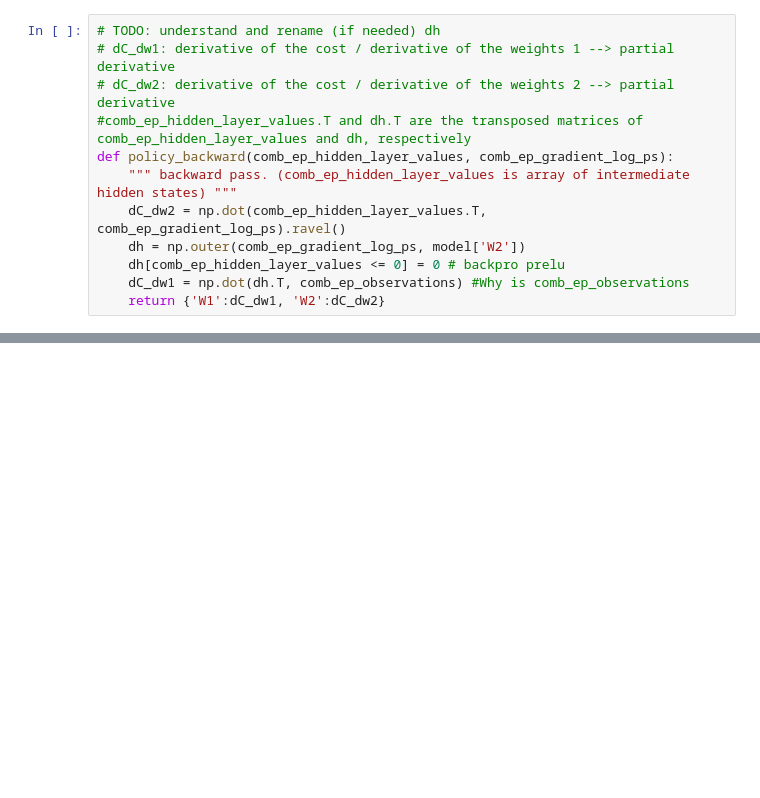
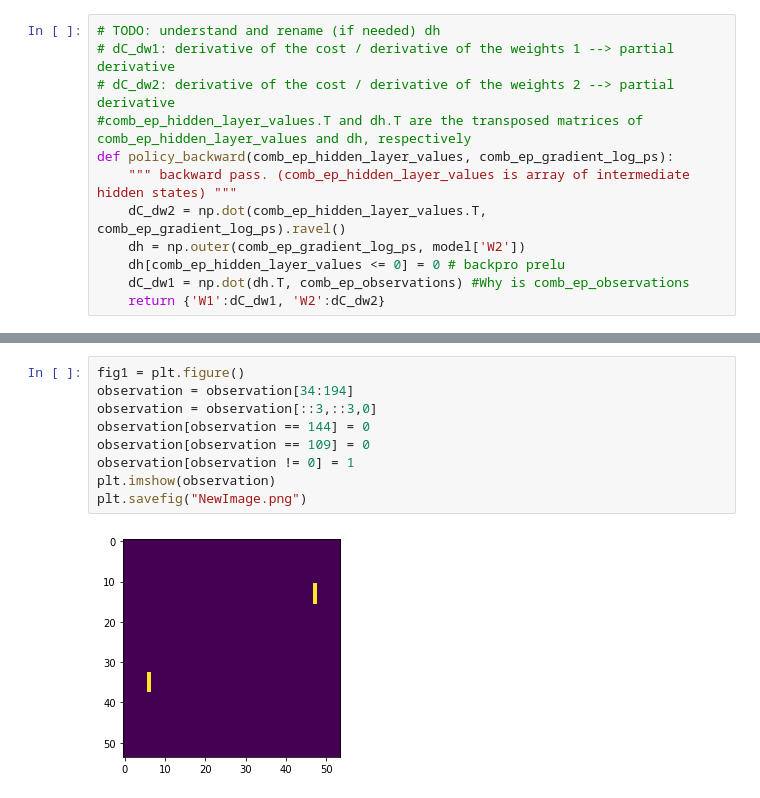
Before and after one commit to Shyamsaibethina/DLG-AI-2021, a Jupyter notebook: Karpathy Code.ipynb, the cells around one changed output, grey strips where cells are left out. Saved outputs shown, nothing was run; the diff lists cells and outputs as text; blank space fills up the shorter version.

```diff
--- a/Karpathy Code.ipynb
+++ b/Karpathy Code.ipynb
@@ -207,0 +221,11 @@ KeyboardInterrupt:
+# %%
+fig1 = plt.figure()
+observation = observation[34:194]
+observation = observation[::3,::3,0]
+observation[observation == 144] = 0
+observation[observation == 109] = 0
+observation[observation != 0] = 1
+plt.imshow(observation)
+plt.savefig("NewImage.png")
+# %% [output]
+[figure, added]
```
Also changed, not shown: parts of 4 cells of this notebook.
